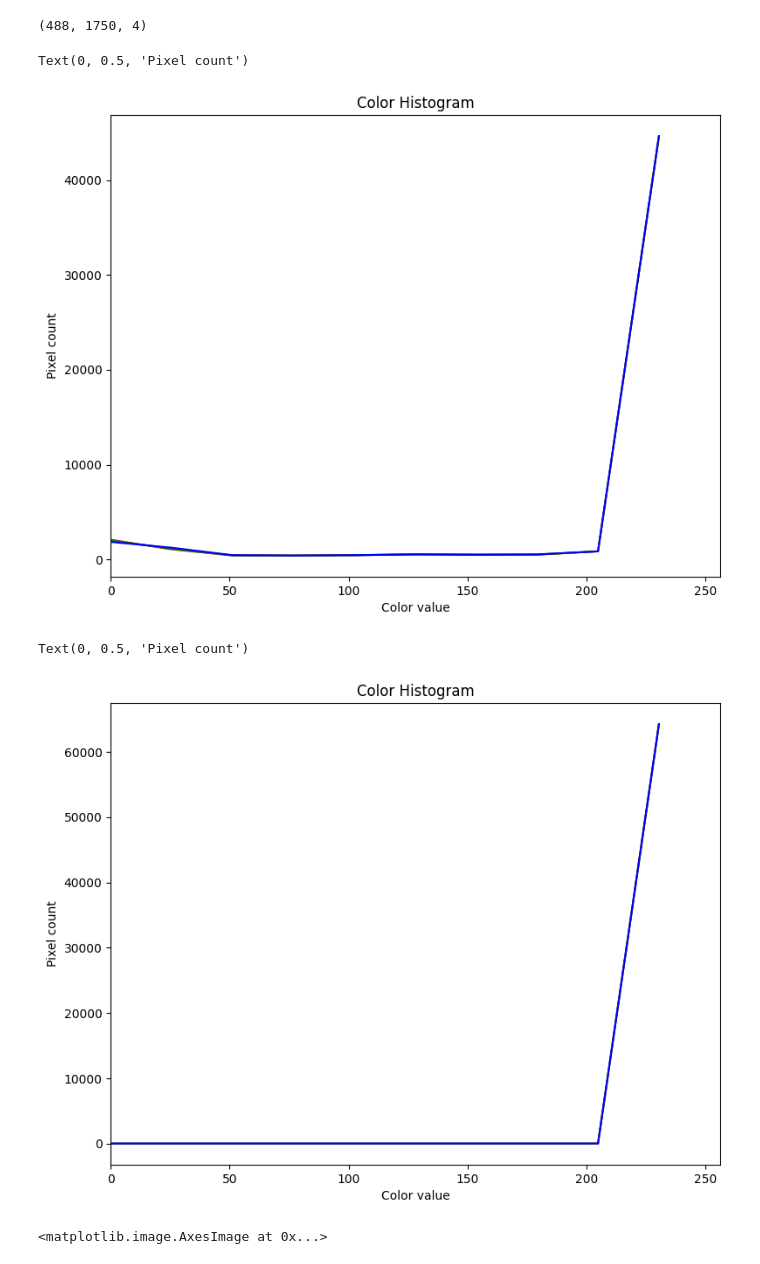
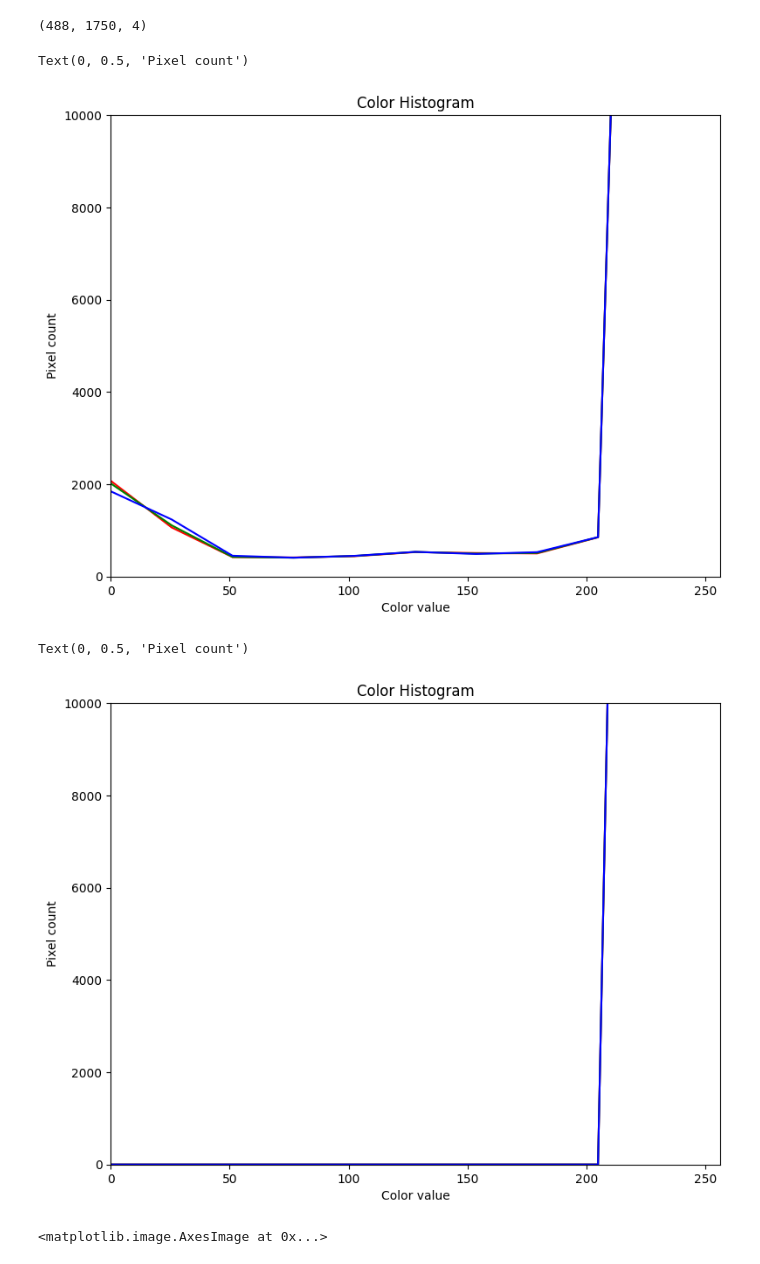
Before and after one commit to danyentezari/bn-ocr, a Jupyter notebook: BN_Image_DSP.ipynb, the cells around one changed output. Saved outputs shown, nothing was run; the diff lists cells and outputs as text; code cells hidden in the pictures.

```diff
--- a/BN_Image_DSP.ipynb
+++ b/BN_Image_DSP.ipynb
@@ -55,6 +55,7 @@ channel_ids = (0, 1, 2)
 # each color
 plt.figure()
 plt.xlim([0, 256])
+plt.ylim([0, 10000])
 for channel_id, c in zip(channel_ids, colors):
     histogram, bin_edges = np.histogram(
         im[:, :, channel_id], bins=10, range=(0, 256)
@@ -66,30 +67,31 @@ plt.xlabel("Color value")
 plt.ylabel("Pixel count")
 # %% [output]
 Text(0, 0.5, 'Pixel count')
-[figure, old version]
+[figure, new version]
 # %%
 im = imageio.imread('./space.png')
 
 # tuple to select colors of each channel line
 colors = ("red", "green", "blue")
 channel_ids = (0, 1, 2)
 
 # create the histogram plot, with three lines, one for
 # each color
 plt.figure()
 plt.xlim([0, 256])
+plt.ylim([0, 10000])
 for channel_id, c in zip(channel_ids, colors):
     histogram, bin_edges = np.histogram(
         im[:, :, channel_id], bins=10, range=(0, 256)
     )
     plt.plot(bin_edges[0:-1], histogram, color=c)
 
 plt.title("Color Histogram")
 plt.xlabel("Color value")
 plt.ylabel("Pixel count")
 # %% [output]
 Text(0, 0.5, 'Pixel count')
-[figure, old version]
+[figure, new version]
 # %%
 sample = imageio.imread('./sample-resized.jpg')
 sample.shape
```
Also changed, not shown: parts of 35 cells of this notebook.
